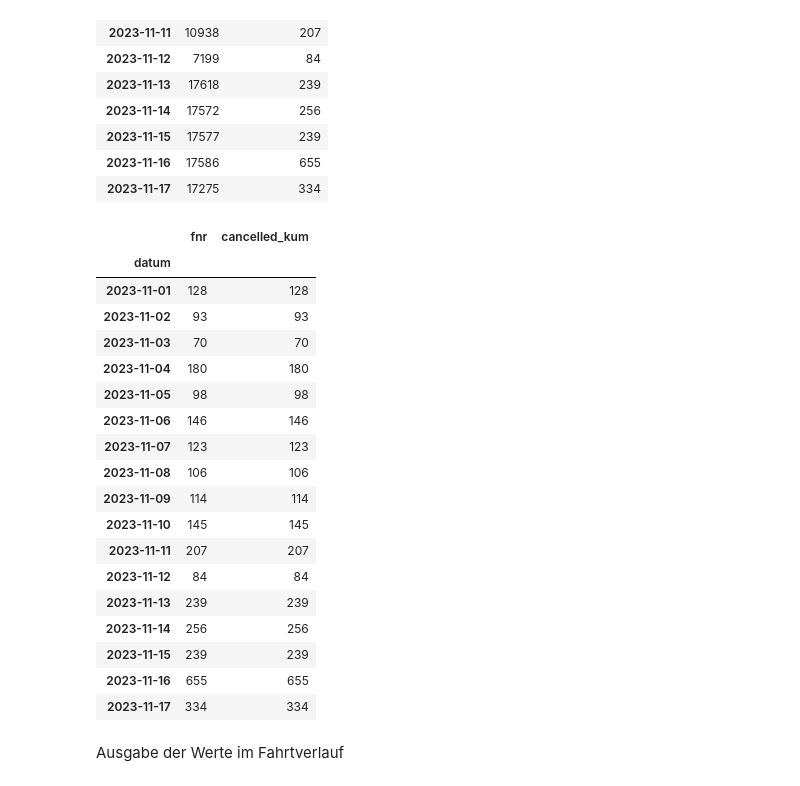
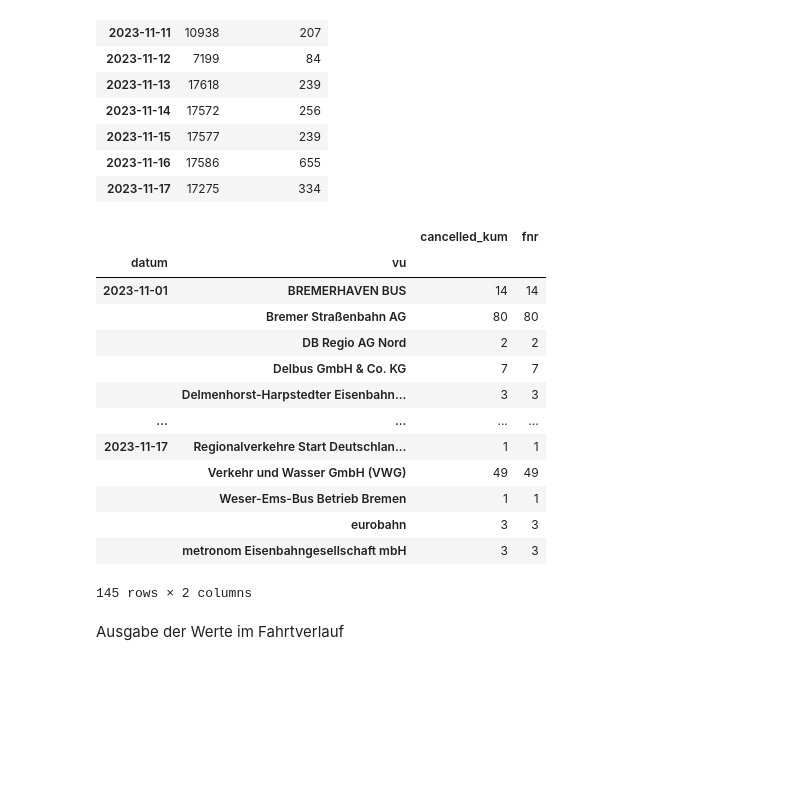
Before and after one commit to zvbn-code/rt2, a Jupyter notebook: rt_api2_01_duckdb.ipynb, the cells around one changed output. Saved outputs shown, nothing was run; the diff lists cells and outputs as text; code cells hidden in the pictures; blank space fills up the shorter version.

```diff
--- a/rt_api2_01_duckdb.ipynb
+++ b/rt_api2_01_duckdb.ipynb
@@ -440,25 +465,20 @@ df_rt[['datum', 'cancelled_kum', 'fnr']].groupby('datum').agg({'fnr': 'count', '
 # %%
-df_rt[df_rt.cancelled_kum == True][['datum', 'cancelled_kum', 'fnr']].groupby('datum')
+df_rt[df_rt.cancelled_kum == True][['datum','vu' ,'cancelled_kum', 'fnr']].groupby(['datum', 'vu']).count()
 # %% [output]
-|  | fnr | cancelled_kum |
-| datum |  |  |
-| 2023-11-01 | 128 | 128 |
-| 2023-11-02 | 93 | 93 |
-| 2023-11-03 | 70 | 70 |
-| 2023-11-04 | 180 | 180 |
-| 2023-11-05 | 98 | 98 |
-| 2023-11-06 | 146 | 146 |
-| 2023-11-07 | 123 | 123 |
-| 2023-11-08 | 106 | 106 |
-| 2023-11-09 | 114 | 114 |
-| 2023-11-10 | 145 | 145 |
-| 2023-11-11 | 207 | 207 |
-| 2023-11-12 | 84 | 84 |
-| 2023-11-13 | 239 | 239 |
-| 2023-11-14 | 256 | 256 |
-| 2023-11-15 | 239 | 239 |
-| 2023-11-16 | 655 | 655 |
-| 2023-11-17 | 334 | 334 |
+|  |  | cancelled_kum | fnr |
+| datum | vu |  |  |
+| 2023-11-01 | BREMERHAVEN BUS | 14 | 14 |
+|  | Bremer Straßenbahn AG | 80 | 80 |
+|  | DB Regio AG Nord | 2 | 2 |
+|  | Delbus GmbH & Co. KG | 7 | 7 |
+|  | Delmenhorst-Harpstedter Eisenbahn... | 3 | 3 |
+| ... | ... | ... | ... |
+| 2023-11-17 | Regionalverkehre Start Deutschlan... | 1 | 1 |
+|  | Verkehr und Wasser GmbH (VWG) | 49 | 49 |
+|  | Weser-Ems-Bus Betrieb Bremen | 1 | 1 |
+|  | eurobahn | 3 | 3 |
+|  | metronom Eisenbahngesellschaft mbH | 3 | 3 |
+145 rows × 2 columns
 # %% [markdown]
 Ausgabe der Werte im Fahrtverlauf
 # %%
```
Also changed, not shown: parts of 27 cells of this notebook.
